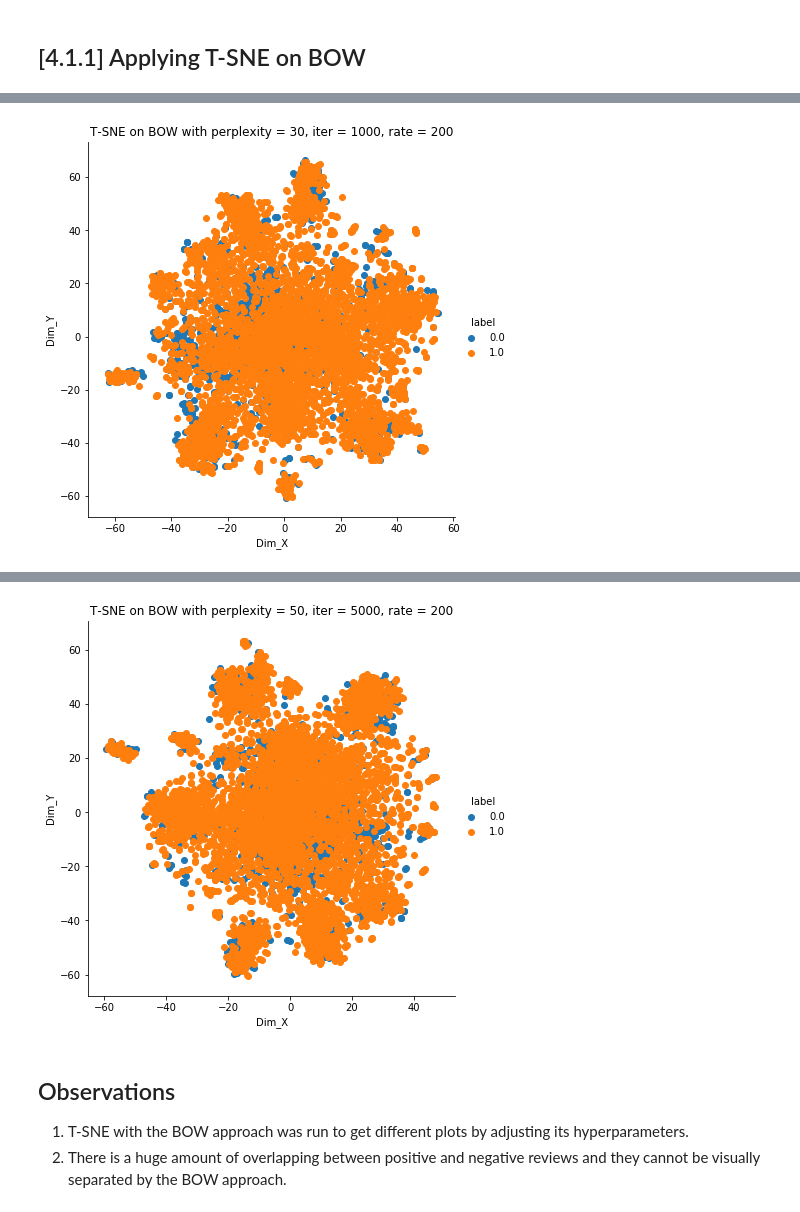
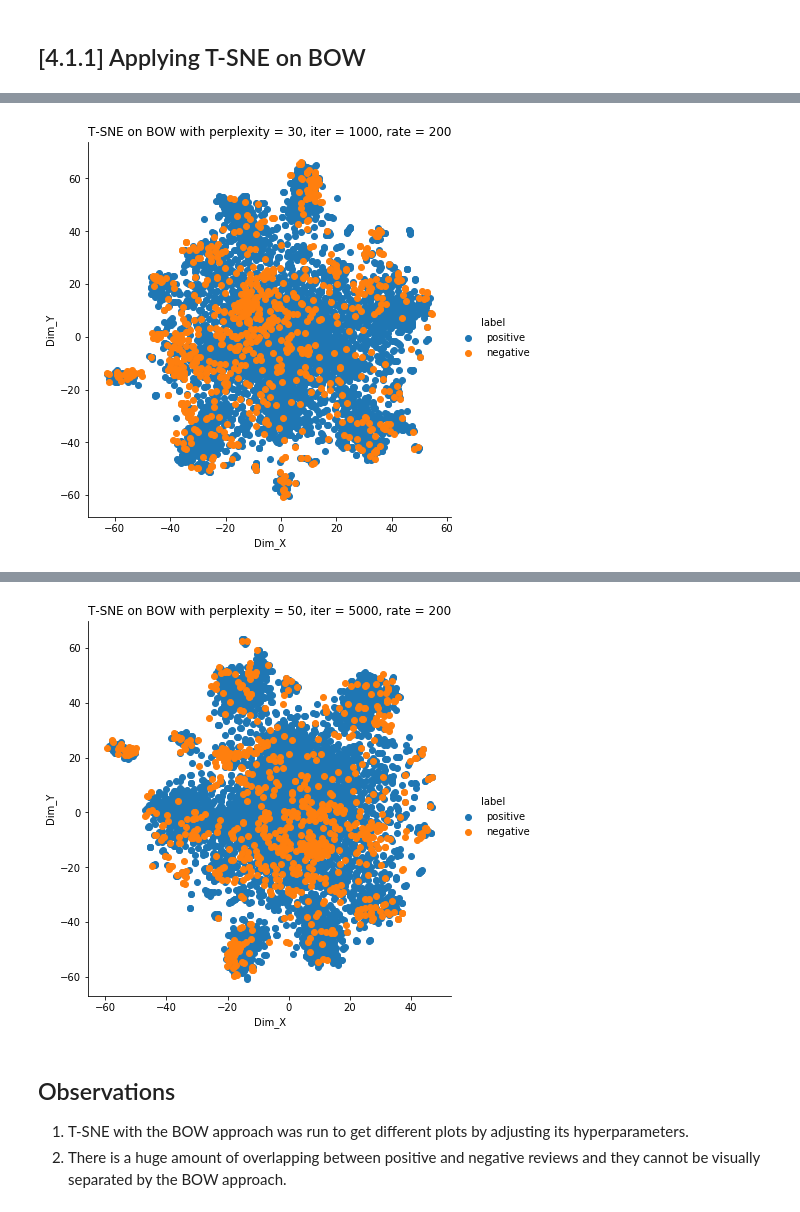
Before and after one commit to jazzykochar/amazon-fine-food-reviews, a Jupyter notebook: amazon-fine-food-reviews-t-sne.ipynb, the cells around one changed output, grey strips where cells are left out. Drawn from its saved outputs; the diff is of its cells as text; code cells hidden in the pictures.

```diff
--- a/amazon-fine-food-reviews-t-sne.ipynb
+++ b/amazon-fine-food-reviews-t-sne.ipynb
@@ -92,8 +88,8 @@ filtered_data = pd.read_sql_query(""" SELECT * FROM Reviews WHERE Score != 3 LIM
 # Give reviews with Score>3 a positive rating, and reviews with a score<3 a negative rating.
 def partition(x):
     if x < 3:
-        return 0
-    return 1
+        return 'negative'
+    return 'positive'
 
 #changing reviews with score less than 3 to be positive and vice-versa
 actualScore = filtered_data['Score']
@@ -414,25 +410,26 @@ Wall time: 152 ms
 # %%
 %%time
 
 from sklearn.manifold import TSNE
 import matplotlib.pyplot as plt
 
 tsne_model = TSNE(n_components=2, random_state=0)
 # configuring the parameteres
 # the number of components = 2
 # default perplexity = 30
 # default learning rate = 200
 # default Maximum number of iterations for the optimization = 1000
 
 tsne_data = tsne_model.fit_transform(tsvd_data)
+score = final['Score']
 
 # creating a new data frame which help us in ploting the result data
 tsne_data = np.vstack((tsne_data.T, score)).T
 tsne_df = pd.DataFrame(data=tsne_data, columns=("Dim_X", "Dim_Y", "label"))
 
 # Plotting the result of tsne
 sns.FacetGrid(tsne_df, hue="label", height=6).map(plt.scatter, "Dim_X", "Dim_Y").add_legend()
 plt.title('T-SNE on BOW with perplexity = 30, iter = 1000, rate = 200')
 plt.show()
 # %% [output]
-[figure, old version]
+[figure, new version]
@@ -457,7 +454,7 @@ sns.FacetGrid(tsne_df, hue="label", height=6).map(plt.scatter, "Dim_X", "Dim_Y")
 plt.title('T-SNE on BOW with perplexity = 50, iter = 5000, rate = 200')
 plt.show()
 # %% [output]
-[figure, old version]
+[figure, new version]
 # %% [markdown]
 ## Observations
 
```
Also changed, not shown: parts of 29 cells of this notebook.
